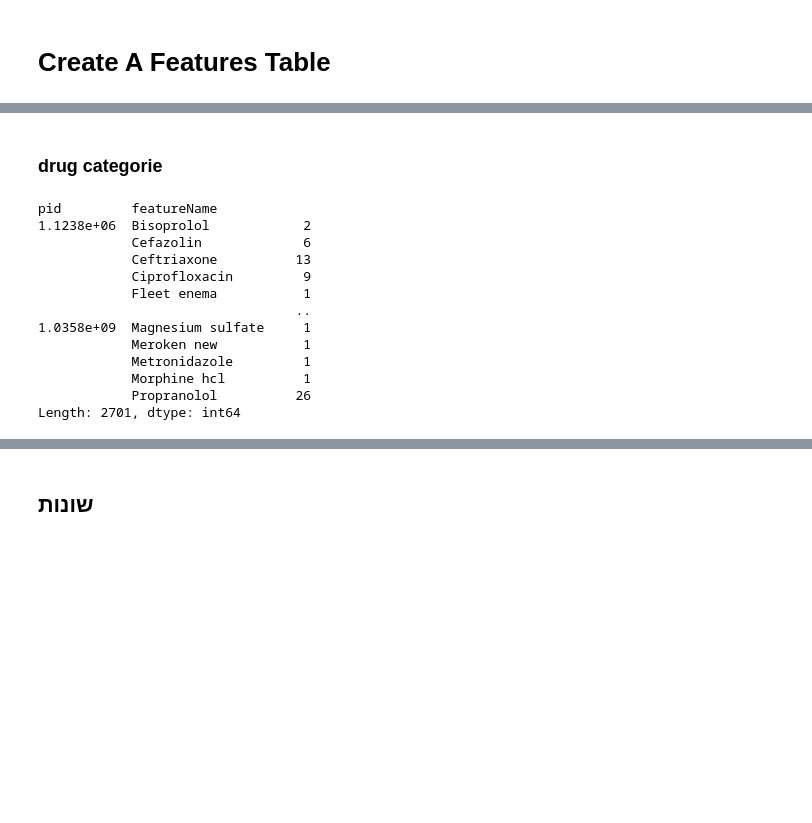
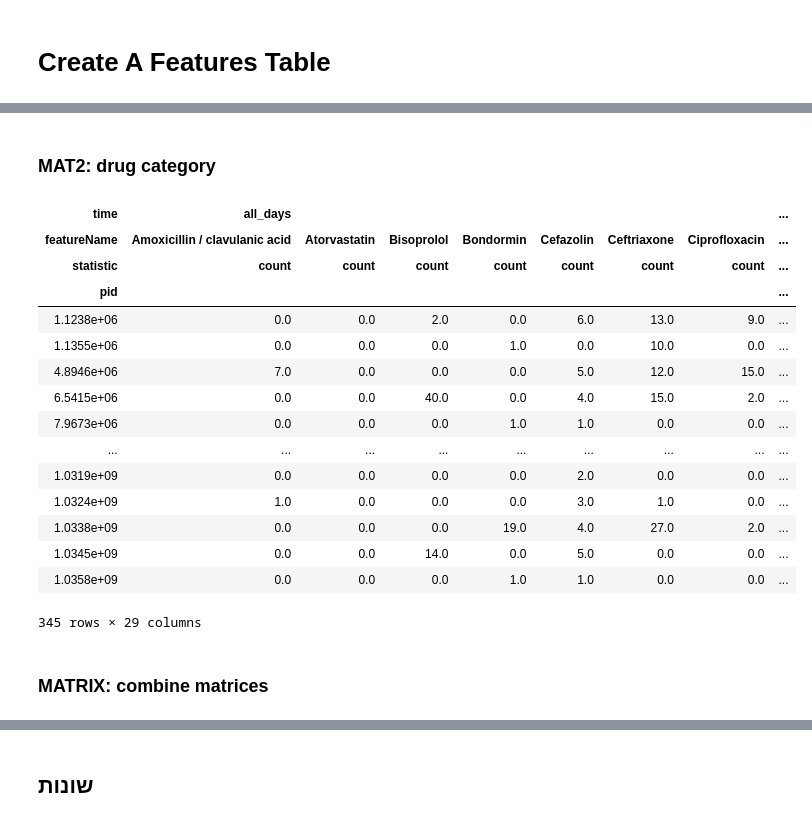
Before and after one commit to nomihadar/Anastomotic-Leak-Prediction, a Jupyter notebook: Scripts/parseData5 - create matrix.ipynb, the cells around one changed output, grey strips where cells are left out. Drawn from its saved outputs; the diff is of its cells as text; code cells hidden in the pictures; blank space fills up the shorter version.

```diff
--- a/Scripts/parseData5 - create matrix.ipynb
+++ b/Scripts/parseData5 - create matrix.ipynb
@@ -46,8 +43,11 @@ print(anonymous.shape)
 ### anonymous
 # %%
 #get only patient with a surgery date, which are not duplicate (first surgey)
-anonymous_ix = anonymous[anonymous['Date of surgery'].notna()]\
-                          .loc[~anonymous['pid'].duplicated()].index
-print("anonymous:", anonymous.loc[anonymous_ix].shape)
+anonymous = anonymous[anonymous['Date of surgery'].notna()].loc[~anonymous['pid'].duplicated()]
+print("anonymous:", anonymous.shape)
 # %% [output]
 anonymous: (525, 14)
+# %%
+#filter patients not in anonymous
+df = df[df['pid'].isin(anonymous['pid'])]
+df['pid'].nunique()
@@ -97,9 +114,9 @@ len(physical)
 # %%
-drugs = \
+drug = \
 df[df['inModel']==1]\
 .loc[df['category'] == 'drug']\
 .loc[df.groupby('featureName')['pid']\
      .transform('nunique') > 10].index
 
-len(drugs)
+len(drug)
 # %% [output]
@@ -223,22 +272,4 @@ result_data
 # %% [markdown]
-### drug categorie
+### MAT2: drug category
 # %%
-data = df.iloc[drugs]
+data = df.loc[drug]
-# %%
-
-dr = data.loc[:,['pid', 'featureName']]
-dr.groupby(['pid', 'featureName']).apply(len)
-# %% [output]
-pid         featureName
-1.1238e+06  Bisoprolol            2
-            Cefazolin             6
-            Ceftriaxone          13
-            Ciprofloxacin         9
-            Fleet enema           1
-                                 ..
-1.0358e+09  Magnesium sulfate     1
-            Meroken new           1
-            Metronidazole         1
-            Morphine hcl          1
-            Propranolol          26
-Length: 2701, dtype: int64
@@ -251,0 +276,27 @@ pd.concat([metadata, result_data], axis=1, levels=['date','eventName', 'statisti
+# %%
+mat2 = data.loc[:,['pid', 'featureName']].groupby(['pid', 'featureName']).apply(len).unstack().fillna(0)
+
+mat2 = pd.concat([mat2], axis=1, keys=['all_days'], names = ["time"])
+mat2 = pd.concat([mat2], axis=1, keys=['count'], names = ["statistic"])
+mat2.columns = mat2.columns.reorder_levels([1,2,0])
+
+mat2
+# %% [output]
+| time | all_days |  |  |  |  |  |  | ... |
+| featureName | Amoxicillin / clavulanic acid | Atorvastatin | Bisoprolol | Bondormin | Cefazolin | Ceftriaxone | Ciprofloxacin | ... |
+| statistic | count | count | count | count | count | count | count | ... |
+| pid |  |  |  |  |  |  |  | ... |
+| 1.1238e+06 | 0.0 | 0.0 | 2.0 | 0.0 | 6.0 | 13.0 | 9.0 | ... |
+| 1.1355e+06 | 0.0 | 0.0 | 0.0 | 1.0 | 0.0 | 10.0 | 0.0 | ... |
+| 4.8946e+06 | 7.0 | 0.0 | 0.0 | 0.0 | 5.0 | 12.0 | 15.0 | ... |
+| 6.5415e+06 | 0.0 | 0.0 | 40.0 | 0.0 | 4.0 | 15.0 | 2.0 | ... |
+| 7.9673e+06 | 0.0 | 0.0 | 0.0 | 1.0 | 1.0 | 0.0 | 0.0 | ... |
+| ... | ... | ... | ... | ... | ... | ... | ... | ... |
+| 1.0319e+09 | 0.0 | 0.0 | 0.0 | 0.0 | 2.0 | 0.0 | 0.0 | ... |
+| 1.0324e+09 | 1.0 | 0.0 | 0.0 | 0.0 | 3.0 | 1.0 | 0.0 | ... |
+| 1.0338e+09 | 0.0 | 0.0 | 0.0 | 19.0 | 4.0 | 27.0 | 2.0 | ... |
+| 1.0345e+09 | 0.0 | 0.0 | 14.0 | 0.0 | 5.0 | 0.0 | 0.0 | ... |
+| 1.0358e+09 | 0.0 | 0.0 | 0.0 | 1.0 | 1.0 | 0.0 | 0.0 | ... |
+345 rows × 29 columns
+# %% [markdown]
+### MATRIX: combine matrices
```
Also changed, not shown: parts of 32 cells of this notebook.
